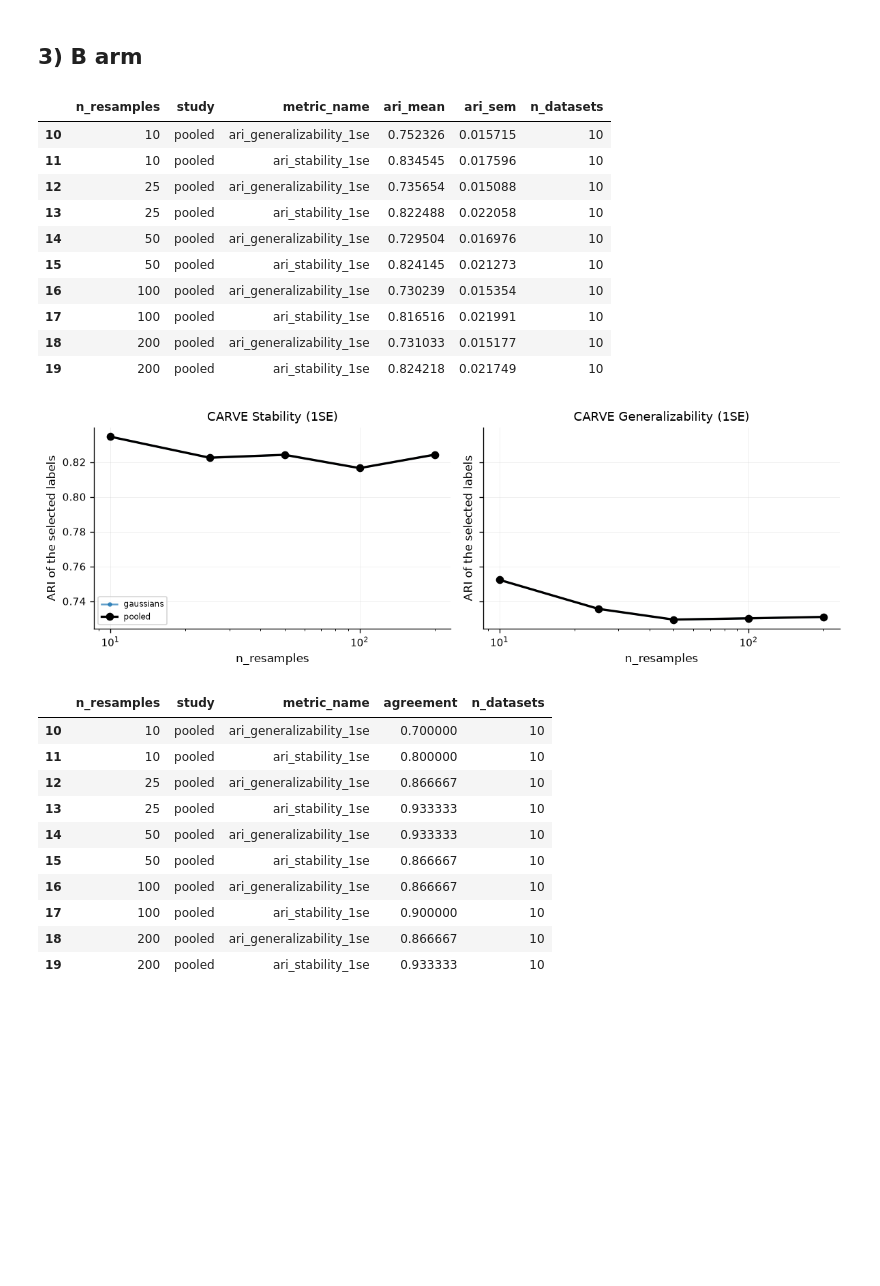
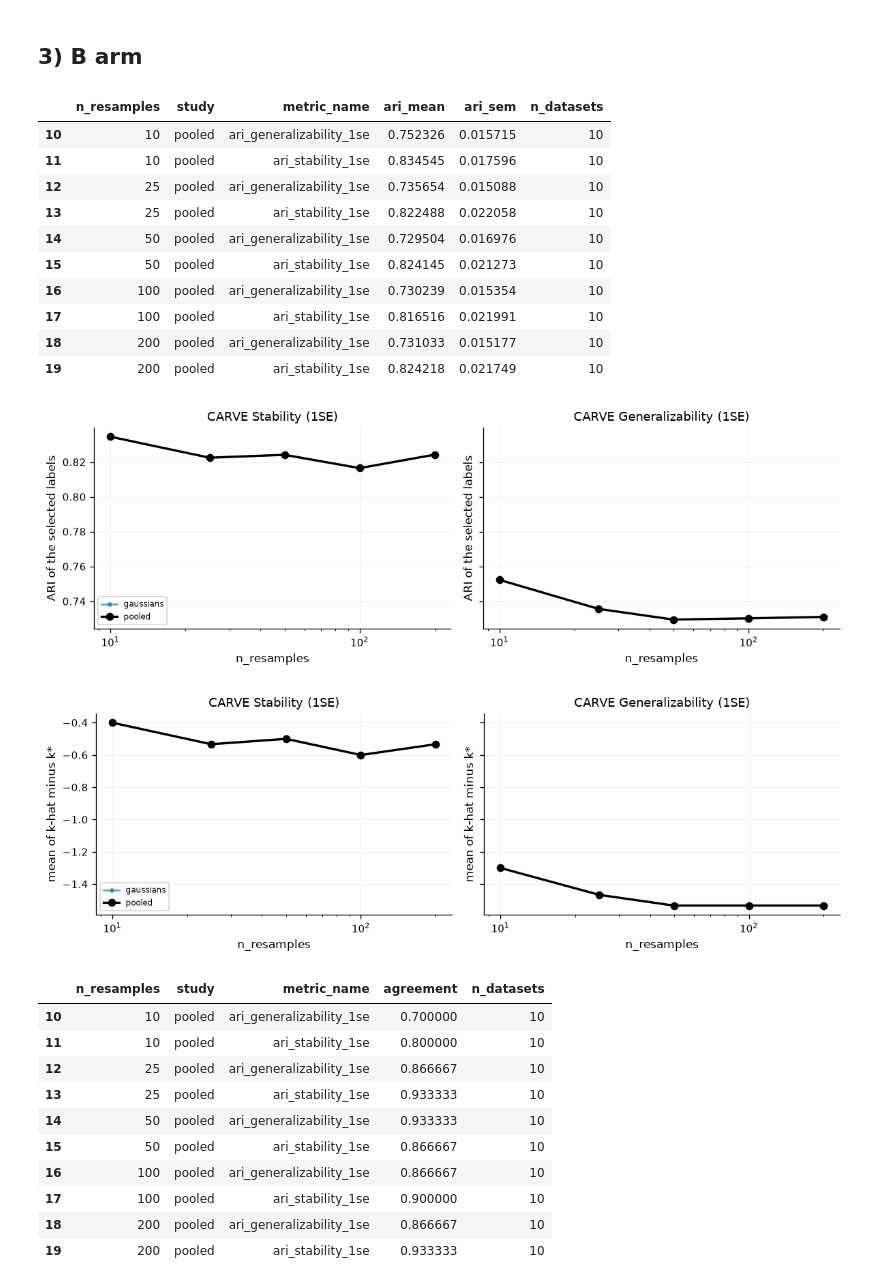
Before and after one commit to DataSlingers/CARVE, a Jupyter notebook: notebooks/Resampling_Ablation.ipynb, the cells around one changed output. Saved outputs shown, nothing was run; the diff lists cells and outputs as text; code cells hidden in the pictures; blank space fills up the shorter version.

```diff
--- a/notebooks/Resampling_Ablation.ipynb
+++ b/notebooks/Resampling_Ablation.ipynb
@@ -176,20 +181,23 @@ with theme_context():
 # %%
 b_ari = ari_summary(b_view["selection"], b_view["at_k"], x=B)
 pair(b_ari, x=B, y="ari_mean", y_label="ARI of the selected labels", logx=True)
+b_bias = bias_summary(b_view["selection"], x=B)
+pair(b_bias, x=B, y="bias_mean", y_label="mean of k-hat minus k*", logx=True)
 b_ari[b_ari["study"] == POOLED]
 # %% [output]
 |  | n_resamples | study | metric_name | ari_mean | ari_sem | n_datasets |
 | 10 | 10 | pooled | ari_generalizability_1se | 0.752326 | 0.015715 | 10 |
 | 11 | 10 | pooled | ari_stability_1se | 0.834545 | 0.017596 | 10 |
 | 12 | 25 | pooled | ari_generalizability_1se | 0.735654 | 0.015088 | 10 |
 | 13 | 25 | pooled | ari_stability_1se | 0.822488 | 0.022058 | 10 |
 | 14 | 50 | pooled | ari_generalizability_1se | 0.729504 | 0.016976 | 10 |
 | 15 | 50 | pooled | ari_stability_1se | 0.824145 | 0.021273 | 10 |
 | 16 | 100 | pooled | ari_generalizability_1se | 0.730239 | 0.015354 | 10 |
 | 17 | 100 | pooled | ari_stability_1se | 0.816516 | 0.021991 | 10 |
 | 18 | 200 | pooled | ari_generalizability_1se | 0.731033 | 0.015177 | 10 |
 | 19 | 200 | pooled | ari_stability_1se | 0.824218 | 0.021749 | 10 |
 [figure]
+[figure, added]
 # %%
 b_agree = agreement_summary(b_view["selection"], x=B)
 pair(b_agree, x=B, y="agreement", y_label="replicate agreement on the selection", logx=True)
```
Also changed, not shown: parts of 6 cells of this notebook, 7 other files.
